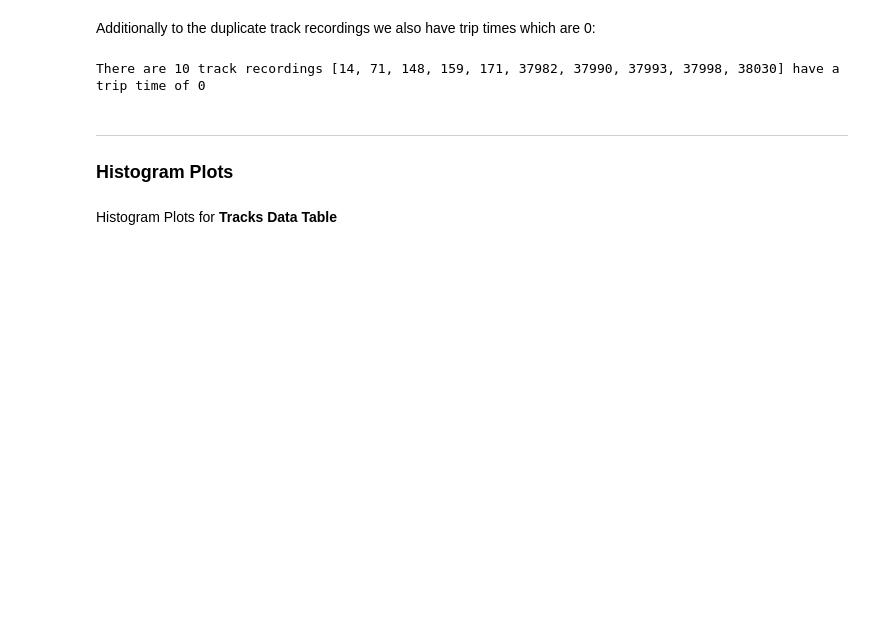
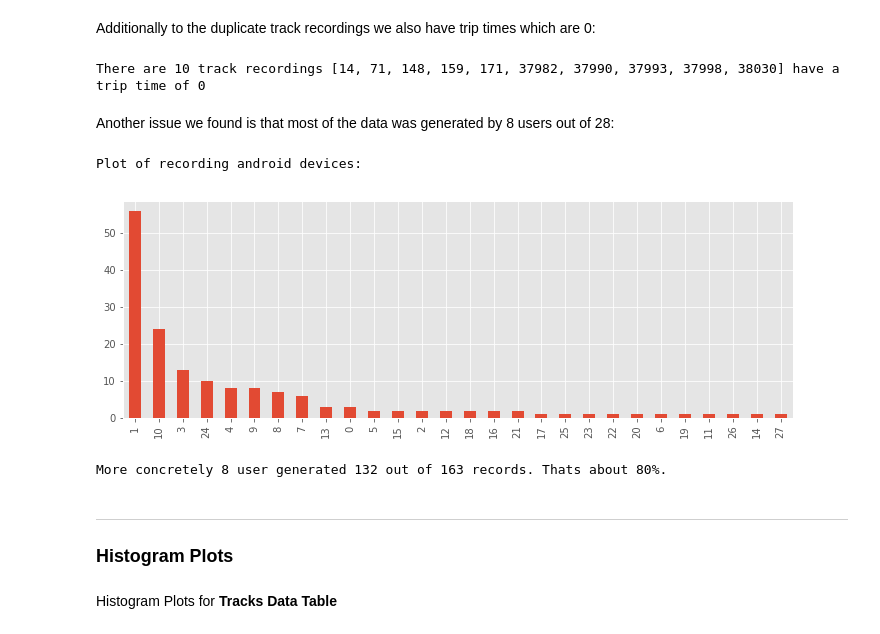
Before and after one commit to MoBran/bi2_project, a Jupyter notebook: src/DataExploration.ipynb, the cells around one changed output. Cells and saved outputs as stored; diff of their text form; code cells hidden in the pictures; blank space fills up the shorter version.

```diff
--- a/src/DataExploration.ipynb
+++ b/src/DataExploration.ipynb
@@ -322,6 +336,21 @@ print("There are {} track recordings {} have a trip time of 0".format(len(duplic
                                                                       duplicate_candidates[0.0]) )
 # %% [output]
 There are 10 track recordings [14, 71, 148, 159, 171, 37982, 37990, 37993, 37998, 38030] have a trip time of 0
+# %% [markdown]
+Another issue we found is that most of the data was generated by 8 users out of 28:
+# %%
+print("Plot of recording android devices:")
+tracks["id_android"].value_counts().plot(kind='bar',figsize=(12,4));
+# %% [output]
+Plot of recording android devices:
+[figure, added]
+# %%
+x = [tracks["id_android"].value_counts() > 5]
+to_be_removed = [13,0,5,15,2,12,18,16,21,17,25,23,22,20,6,19,11,26,14,27]
+tracks_copy = tracks.set_index(keys="id_android").drop(to_be_removed).reset_index()
+print("More concretely 8 user generated {} out of 163 records. Thats about 80%.".format(int(tracks_copy.describe().T["count"][0])))
+# %% [output]
+More concretely 8 user generated 132 out of 163 records. Thats about 80%.
 # %% [markdown]
 ***
 ### Histogram Plots
```
Also changed, not shown: parts of 17 cells of this notebook, 3 other files.
